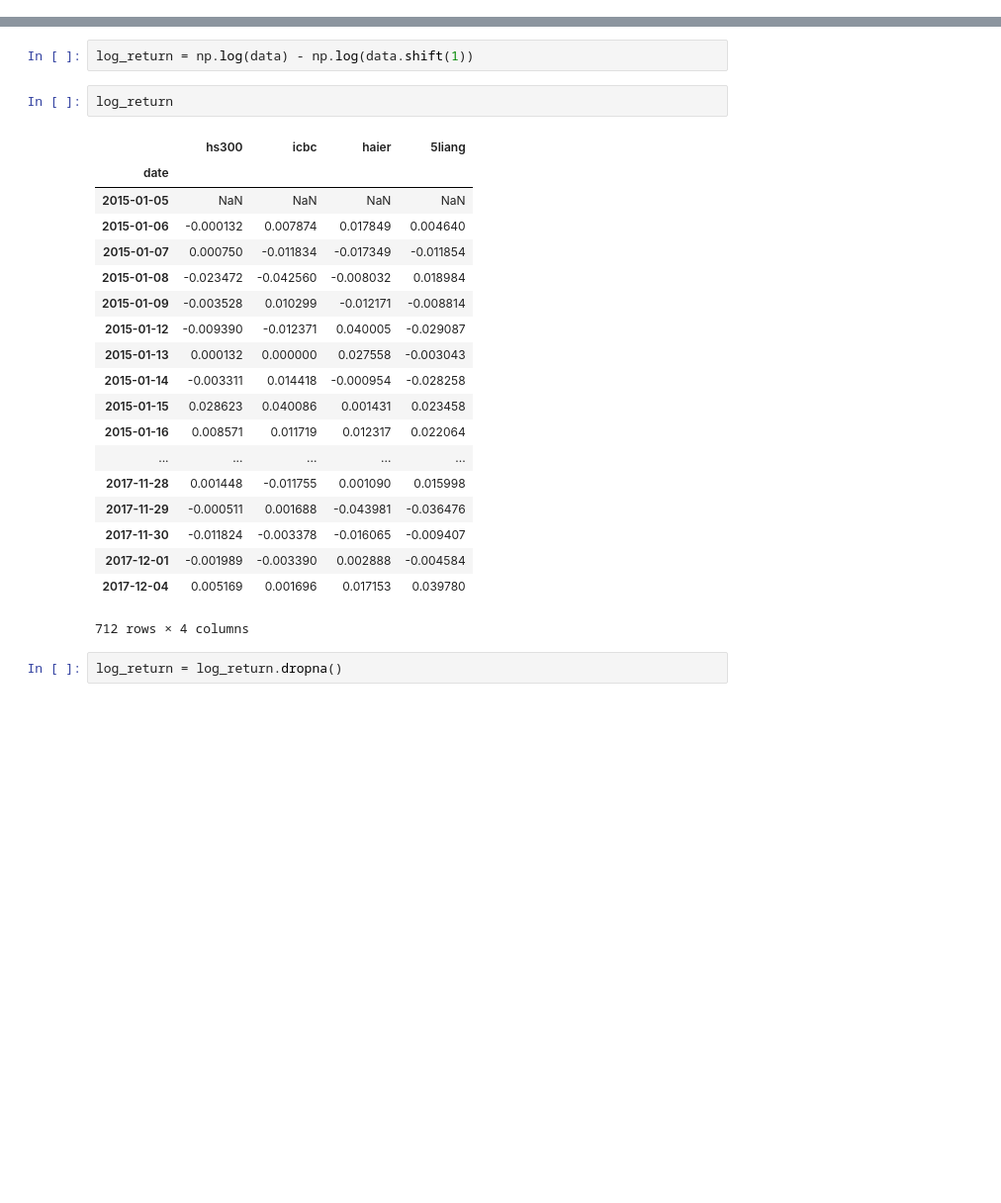
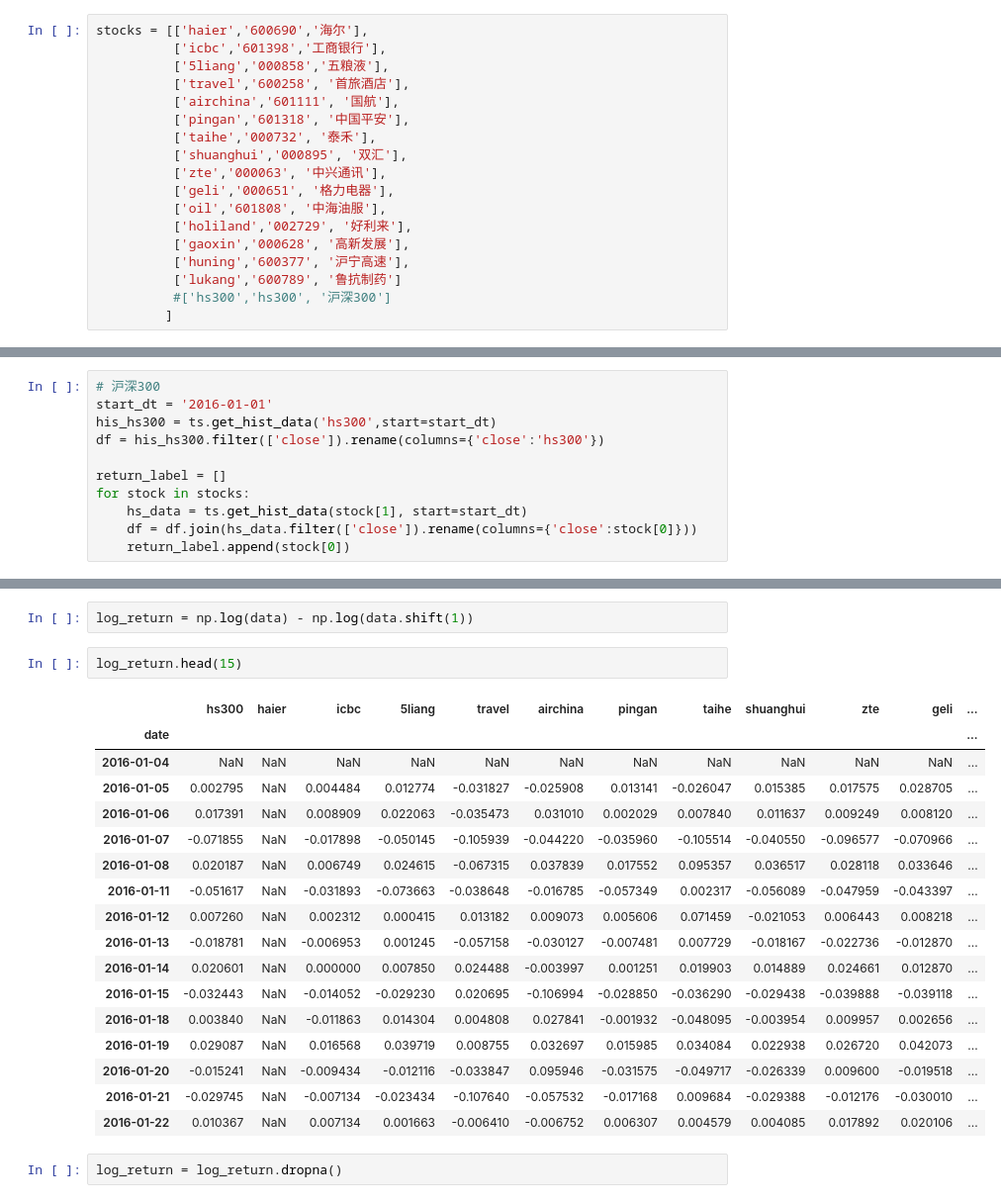
Before and after one commit to dongpo2/datascience, a Jupyter notebook: Portfolio_cplex.ipynb, the cells around one changed output, grey strips where cells are left out. Shown at 99% size. Drawn from its saved outputs; the diff is of its cells as text; blank space fills up the shorter version.

```diff
--- a/Portfolio_cplex.ipynb
+++ b/Portfolio_cplex.ipynb
@@ -50,0 +41,18 @@ df = df.join(his_5liang.filter(['close']).rename(columns={'close':'5liang'}))
+# %%
+stocks = [['haier','600690','海尔'],
+          ['icbc','601398','工商银行'],
+          ['5liang','000858','五粮液'],
+          ['travel','600258', '首旅酒店'],
+          ['airchina','601111', '国航'],
+          ['pingan','601318', '中国平安'],
+          ['taihe','000732', '泰禾'],
+          ['shuanghui','000895', '双汇'],
+          ['zte','000063', '中兴通讯'],
+          ['geli','000651', '格力电器'],
+          ['oil','601808', '中海油服'],
+          ['holiland','002729', '好利来'],
+          ['gaoxin','000628', '高新发展'],
+          ['huning','600377', '沪宁高速'],
+          ['lukang','600789', '鲁抗制药']
+          #['hs300','hs300', '沪深300']
+         ]
@@ -51,3 +62,14 @@ df = df.join(his_5liang.filter(['close']).rename(columns={'close':'5liang'}))
+# %%
+# 沪深300
+start_dt = '2016-01-01'
+his_hs300 = ts.get_hist_data('hs300',start=start_dt)
+df = his_hs300.filter(['close']).rename(columns={'close':'hs300'})
+
+return_label = []
+for stock in stocks:
+    hs_data = ts.get_hist_data(stock[1], start=start_dt)
+    df = df.join(hs_data.filter(['close']).rename(columns={'close':stock[0]}))
+    return_label.append(stock[0])
 # %%
 df.head()
 # %% [output]
@@ -100,26 +121,24 @@ plt.show()
 # %%
 log_return = np.log(data) - np.log(data.shift(1))
 # %%
-log_return
+log_return.head(15)
 # %% [output]
-|  | hs300 | icbc | haier | 5liang |
-| date |  |  |  |  |
-| 2015-01-05 | NaN | NaN | NaN | NaN |
-| 2015-01-06 | -0.000132 | 0.007874 | 0.017849 | 0.004640 |
-| 2015-01-07 | 0.000750 | -0.011834 | -0.017349 | -0.011854 |
-| 2015-01-08 | -0.023472 | -0.042560 | -0.008032 | 0.018984 |
-| 2015-01-09 | -0.003528 | 0.010299 | -0.012171 | -0.008814 |
-| 2015-01-12 | -0.009390 | -0.012371 | 0.040005 | -0.029087 |
-| 2015-01-13 | 0.000132 | 0.000000 | 0.027558 | -0.003043 |
-| 2015-01-14 | -0.003311 | 0.014418 | -0.000954 | -0.028258 |
-| 2015-01-15 | 0.028623 | 0.040086 | 0.001431 | 0.023458 |
-| 2015-01-16 | 0.008571 | 0.011719 | 0.012317 | 0.022064 |
-| ... | ... | ... | ... | ... |
-| 2017-11-28 | 0.001448 | -0.011755 | 0.001090 | 0.015998 |
-| 2017-11-29 | -0.000511 | 0.001688 | -0.043981 | -0.036476 |
-| 2017-11-30 | -0.011824 | -0.003378 | -0.016065 | -0.009407 |
-| 2017-12-01 | -0.001989 | -0.003390 | 0.002888 | -0.004584 |
-| 2017-12-04 | 0.005169 | 0.001696 | 0.017153 | 0.039780 |
+|  | hs300 | haier | icbc | 5liang | travel | airchina | pingan | taihe | shuanghui | zte | geli | ... |
+| date |  |  |  |  |  |  |  |  |  |  |  | ... |
+| 2016-01-04 | NaN | NaN | NaN | NaN | NaN | NaN | NaN | NaN | NaN | NaN | NaN | ... |
+| 2016-01-05 | 0.002795 | NaN | 0.004484 | 0.012774 | -0.031827 | -0.025908 | 0.013141 | -0.026047 | 0.015385 | 0.017575 | 0.028705 | ... |
+| 2016-01-06 | 0.017391 | NaN | 0.008909 | 0.022063 | -0.035473 | 0.031010 | 0.002029 | 0.007840 | 0.011637 | 0.009249 | 0.008120 | ... |
+| 2016-01-07 | -0.071855 | NaN | -0.017898 | -0.050145 | -0.105939 | -0.044220 | -0.035960 | -0.105514 | -0.040550 | -0.096577 | -0.070966 | ... |
+| 2016-01-08 | 0.020187 | NaN | 0.006749 | 0.024615 | -0.067315 | 0.037839 | 0.017552 | 0.095357 | 0.036517 | 0.028118 | 0.033646 | ... |
+| 2016-01-11 | -0.051617 | NaN | -0.031893 | -0.073663 | -0.038648 | -0.016785 | -0.057349 | 0.002317 | -0.056089 | -0.047959 | -0.043397 | ... |
+| 2016-01-12 | 0.007260 | NaN | 0.002312 | 0.000415 | 0.013182 | 0.009073 | 0.005606 | 0.071459 | -0.021053 | 0.006443 | 0.008218 | ... |
+| 2016-01-13 | -0.018781 | NaN | -0.006953 | 0.001245 | -0.057158 | -0.030127 | -0.007481 | 0.007729 | -0.018167 | -0.022736 | -0.012870 | ... |
+| 2016-01-14 | 0.020601 | NaN | 0.000000 | 0.007850 | 0.024488 | -0.003997 | 0.001251 | 0.019903 | 0.014889 | 0.024661 | 0.012870 | ... |
+| 2016-01-15 | -0.032443 | NaN | -0.014052 | -0.029230 | 0.020695 | -0.106994 | -0.028850 | -0.036290 | -0.029438 | -0.039888 | -0.039118 | ... |
+| 2016-01-18 | 0.003840 | NaN | -0.011863 | 0.014304 | 0.004808 | 0.027841 | -0.001932 | -0.048095 | -0.003954 | 0.009957 | 0.002656 | ... |
+| 2016-01-19 | 0.029087 | NaN | 0.016568 | 0.039719 | 0.008755 | 0.032697 | 0.015985 | 0.034084 | 0.022938 | 0.026720 | 0.042073 | ... |
+| 2016-01-20 | -0.015241 | NaN | -0.009434 | -0.012116 | -0.033847 | 0.095946 | -0.031575 | -0.049717 | -0.026339 | 0.009600 | -0.019518 | ... |
+| 2016-01-21 | -0.029745 | NaN | -0.007134 | -0.023434 | -0.107640 | -0.057532 | -0.017168 | 0.009684 | -0.029388 | -0.012176 | -0.030010 | ... |
+| 2016-01-22 | 0.010367 | NaN | 0.007134 | 0.001663 | -0.006410 | -0.006752 | 0.006307 | 0.004579 | 0.004085 | 0.017892 | 0.020106 | ... |
-712 rows × 4 columns
 # %%
 log_return = log_return.dropna()
```
Also changed, not shown: parts of 51 cells of this notebook.
